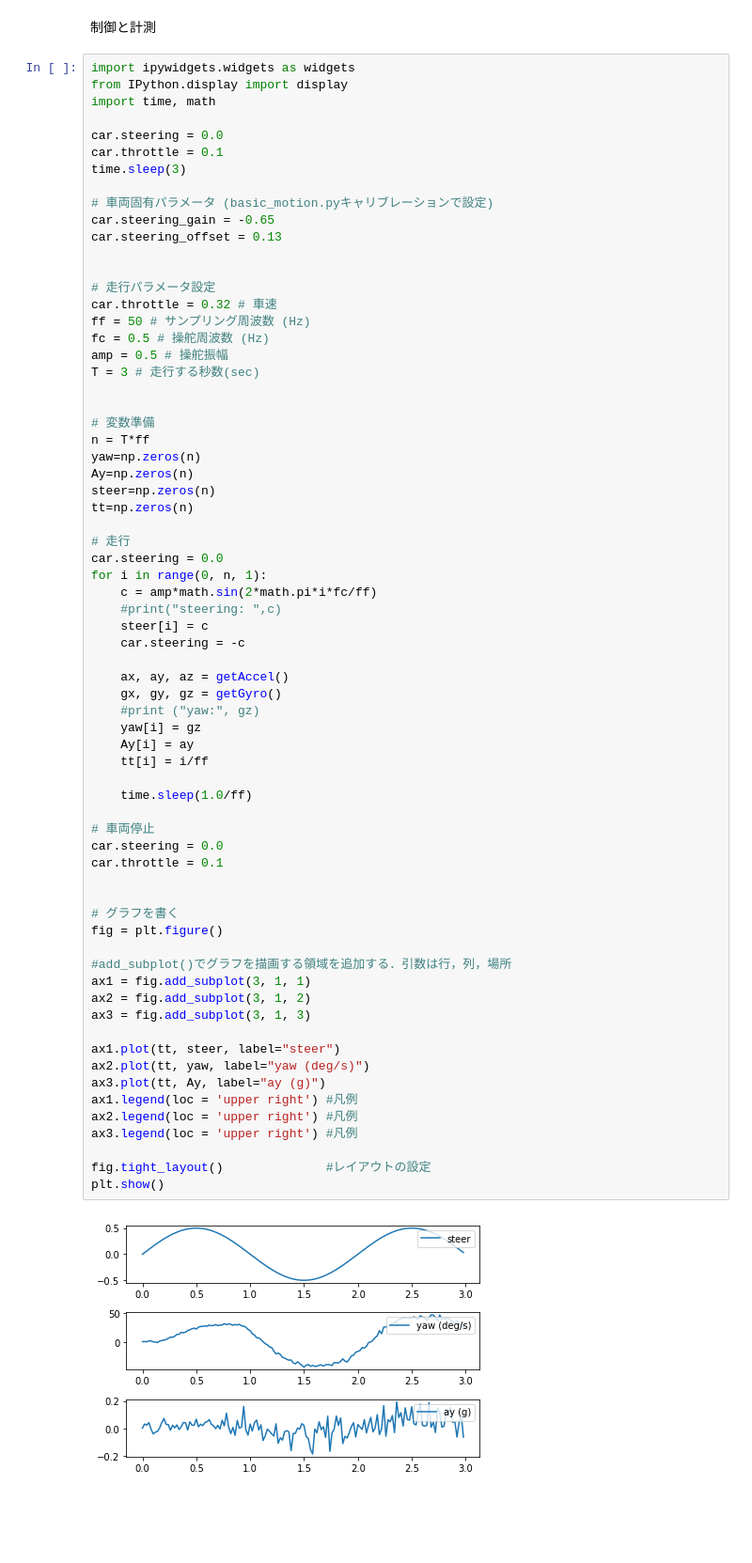
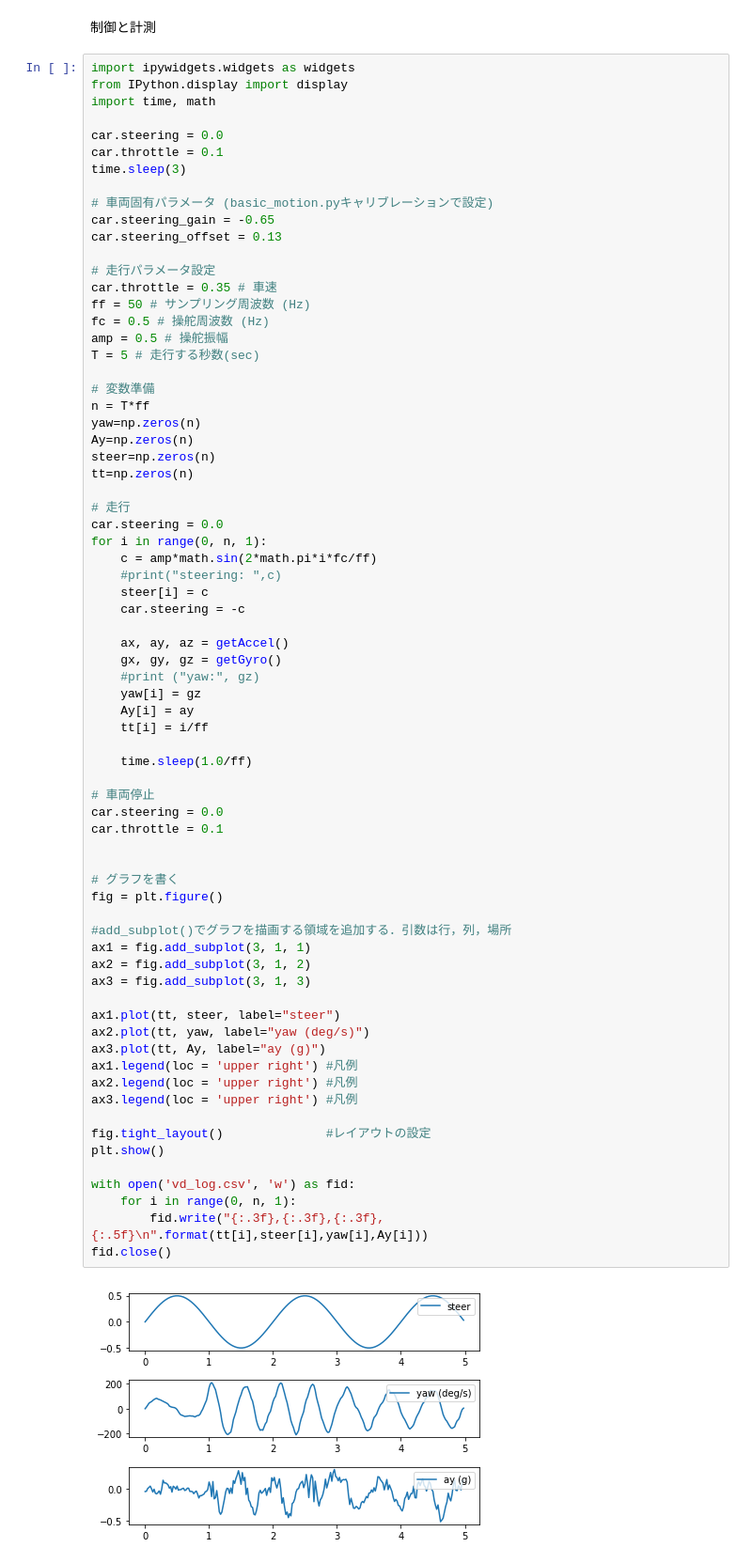
Before and after one commit to kait-wakita/jetracer_B01, a Jupyter notebook: vd-sin-gyro-v2.ipynb, the cells around one changed output. Shown: that part at 94% size. Drawn from its saved outputs; the diff is of its cells as text; blank space fills up the shorter version.

Commit message:
20201214 log file write

```diff
--- a/vd-sin-gyro-v2.ipynb
+++ b/vd-sin-gyro-v2.ipynb
@@ -77,14 +78,12 @@ time.sleep(3)
 car.steering_gain = -0.65
 car.steering_offset = 0.13
 
-
 # 走行パラメータ設定
-car.throttle = 0.32 # 車速
+car.throttle = 0.35 # 車速
 ff = 50 # サンプリング周波数 (Hz)
 fc = 0.5 # 操舵周波数 (Hz)
 amp = 0.5 # 操舵振幅
-T = 3 # 走行する秒数(sec)
-
+T = 5 # 走行する秒数(sec)
 
 # 変数準備
 n = T*ff
@@ -106,31 +105,36 @@ for i in range(0, n, 1):
     #print ("yaw:", gz)
     yaw[i] = gz
     Ay[i] = ay
     tt[i] = i/ff
 
     time.sleep(1.0/ff)
 
 # 車両停止
 car.steering = 0.0
 car.throttle = 0.1
 
 
 # グラフを書く
 fig = plt.figure()
 
 #add_subplot()でグラフを描画する領域を追加する．引数は行，列，場所
 ax1 = fig.add_subplot(3, 1, 1)
 ax2 = fig.add_subplot(3, 1, 2)
 ax3 = fig.add_subplot(3, 1, 3)
 
 ax1.plot(tt, steer, label="steer")
 ax2.plot(tt, yaw, label="yaw (deg/s)")
 ax3.plot(tt, Ay, label="ay (g)")
 ax1.legend(loc = 'upper right') #凡例
 ax2.legend(loc = 'upper right') #凡例
 ax3.legend(loc = 'upper right') #凡例
 
 fig.tight_layout()              #レイアウトの設定
 plt.show()
+
+with open('vd_log.csv', 'w') as fid:
+    for i in range(0, n, 1):
+        fid.write("{:.3f},{:.3f},{:.3f},{:.5f}\n".format(tt[i],steer[i],yaw[i],Ay[i]))
+fid.close()
 # %% [output]
-[figure, old version]
+[figure, new version]
```
Also changed, not shown: parts of 1 cell of this notebook, 2 other files.
